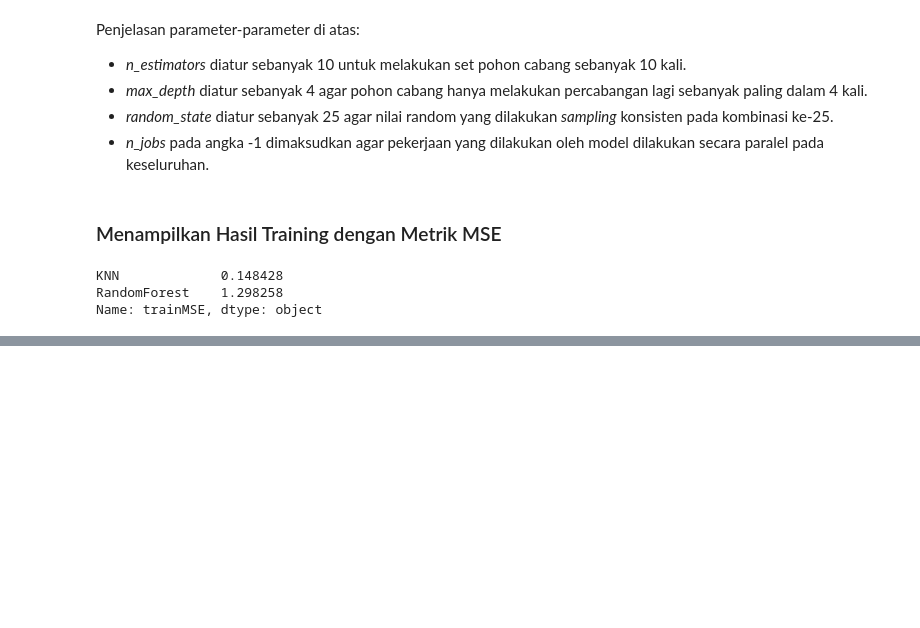
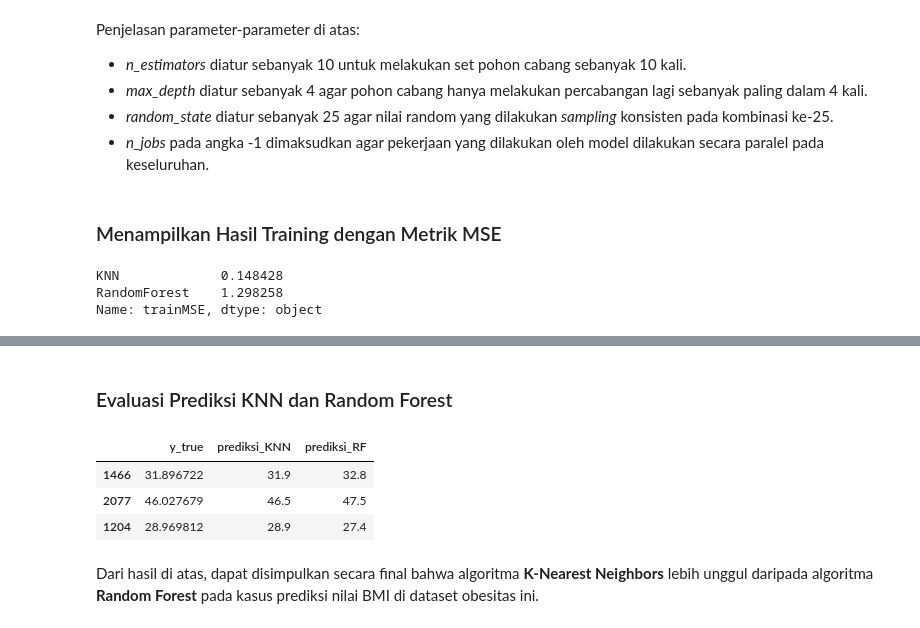
Before and after one commit to ishala/obesity-analysis-and-recommender-system, a Jupyter notebook: Submission 1/analisis.ipynb, the cells around one changed output, grey strips where cells are left out. Drawn from its saved outputs; the diff is of its cells as text; code cells hidden in the pictures; blank space fills up the shorter version.

```diff
--- a/Submission 1/analisis.ipynb
+++ b/Submission 1/analisis.ipynb
@@ -830,0 +898,22 @@ Name: trainMSE, dtype: object
+# %%
+# Dictionary Model
+modelDict = {'KNN': knnModel, 'RF': rfModel}
+
+# Ambil Nilai X dari X_test
+XForPredict = X_test[:3].copy()
+# Ambil Nilai y asli dari y_test
+yForPredict = {'y_true':y_test[:3]}
+# %% [markdown]
+### Evaluasi Prediksi KNN dan Random Forest
+# %%
+for name, model in modelDict.items():
+    yForPredict['prediksi_'+name] = model.predict(XForPredict).round(1)
+
+pd.DataFrame(yForPredict)
+# %% [output]
+|  | y_true | prediksi_KNN | prediksi_RF |
+| 1466 | 31.896722 | 31.9 | 32.8 |
+| 2077 | 46.027679 | 46.5 | 47.5 |
+| 1204 | 28.969812 | 28.9 | 27.4 |
+# %% [markdown]
+Dari hasil di atas, dapat disimpulkan secara final bahwa algoritma **K-Nearest Neighbors** lebih unggul daripada algoritma **Random Forest** pada kasus prediksi nilai BMI di dataset obesitas ini.
```
Also changed, not shown: parts of 24 cells of this notebook, 4 other files.
